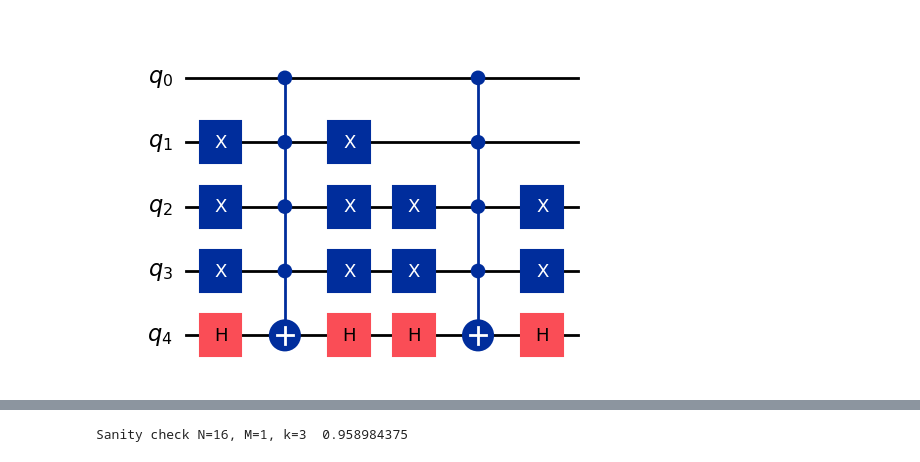
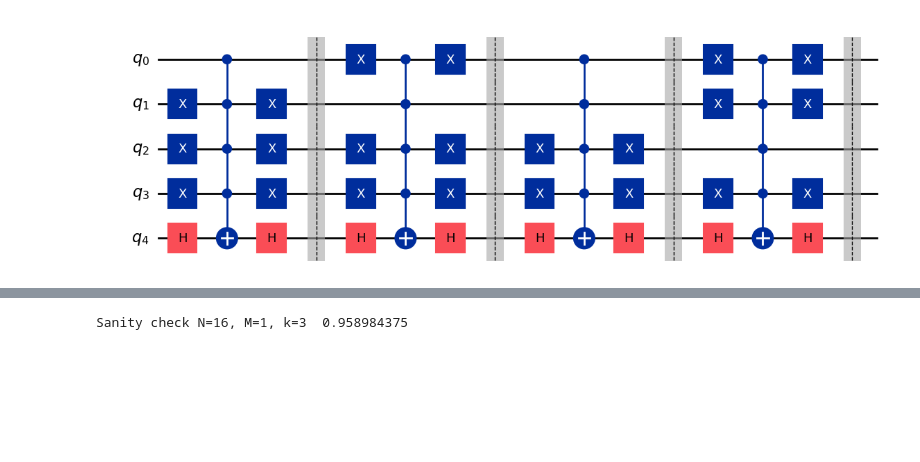
Before and after one commit to JL-Money/QuantumOps, a Jupyter notebook: quantum-grover-sim - Copy/simulation.ipynb, the cells around one changed output, grey strips where cells are left out. Cells and saved outputs as stored; diff of their text form; code cells hidden in the pictures; blank space fills up the shorter version.

Commit message:
add barriers for better visualization

```diff
--- a/quantum-grover-sim - Copy/simulation.ipynb
+++ b/quantum-grover-sim - Copy/simulation.ipynb
@@ -22,14 +22,15 @@ def build_oracle(marked, n):
         for q in range(n):
             if ((state >> q) & 1) == 0:
                 qc.x(q)
+        qc.barrier(range(n+1))
     return qc
 # %%
-marked_states = [1, 3]
+marked_states = [1, 2, 3, 4]
 
 oracle = build_oracle(marked_states, 4)
 oracle.draw(output="mpl", style="iqp")
 # %% [output]
-[figure, old version]
+[figure, new version]
 # %%
 def diffuser(n):
     qc = QuantumCircuit(n + 1)
```
Also changed, not shown: parts of 2 cells of this notebook.
